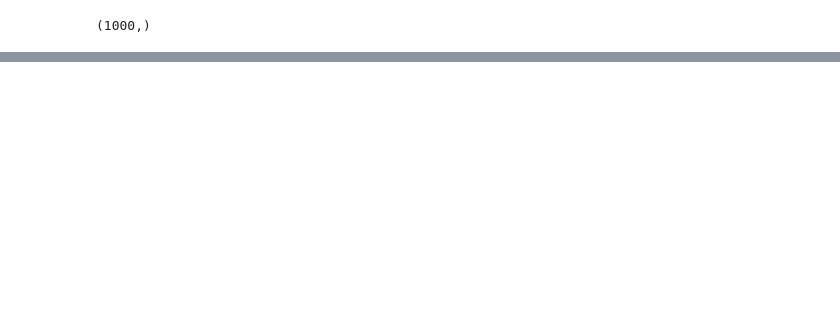
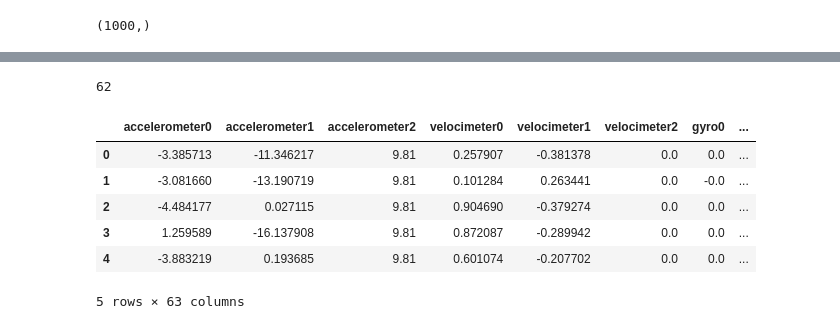
Before and after one commit to Shirkanzilla/predictive-control-switch, a Jupyter notebook: Safety-Gymnasium/create_dataset.ipynb, the cells around one changed output, grey strips where cells are left out. Cells and saved outputs as stored; diff of their text form; code cells hidden in the pictures; blank space fills up the shorter version.

```diff
--- a/Safety-Gymnasium/create_dataset.ipynb
+++ b/Safety-Gymnasium/create_dataset.ipynb
@@ -47,4 +309,4 @@ def run_trajectory(env, agent, num_data_points=100, cost_window=200, determinist
 # %%
-data, labels = run_trajectory(env, create_random_agent(env))
+data, labels = run_trajectory(env, safe_agent, create_random_agent(env))
 labels
 # %% [output]
@@ -115,0 +422,23 @@ labels.shape
+# %%
+obs_column_names = ['accelerometer0', 'accelerometer1', 'accelerometer2', 'velocimeter0', 'velocimeter1', 'velocimeter2', 'gyro0', 'gyro1', 'gyro2', 'magnetometer0', 'magnetometer1', 'magnetometer2']
+for key in ['goal_lidar', 'hazards_lidar', 'vases_lidar']:
+    for i in range(16):
+        obs_column_names.append(key+str(i))
+obs_column_names.append("action0")
+obs_column_names.append("action1")
+len(obs_column_names)
+# %% [output]
+62
+# %%
+import pandas as pd
+df = pd.DataFrame(data=data, columns=obs_column_names)
+df['exp_cost'] = labels
+df.head()
+# %% [output]
+|  | accelerometer0 | accelerometer1 | accelerometer2 | velocimeter0 | velocimeter1 | velocimeter2 | gyro0 | ... |
+| 0 | -3.385713 | -11.346217 | 9.81 | 0.257907 | -0.381378 | 0.0 | 0.0 | ... |
+| 1 | -3.081660 | -13.190719 | 9.81 | 0.101284 | 0.263441 | 0.0 | -0.0 | ... |
+| 2 | -4.484177 | 0.027115 | 9.81 | 0.904690 | -0.379274 | 0.0 | 0.0 | ... |
+| 3 | 1.259589 | -16.137908 | 9.81 | 0.872087 | -0.289942 | 0.0 | 0.0 | ... |
+| 4 | -3.883219 | 0.193685 | 9.81 | 0.601074 | -0.207702 | 0.0 | 0.0 | ... |
+5 rows × 63 columns
```
Also changed, not shown: parts of 27 cells of this notebook, 2 other files.
